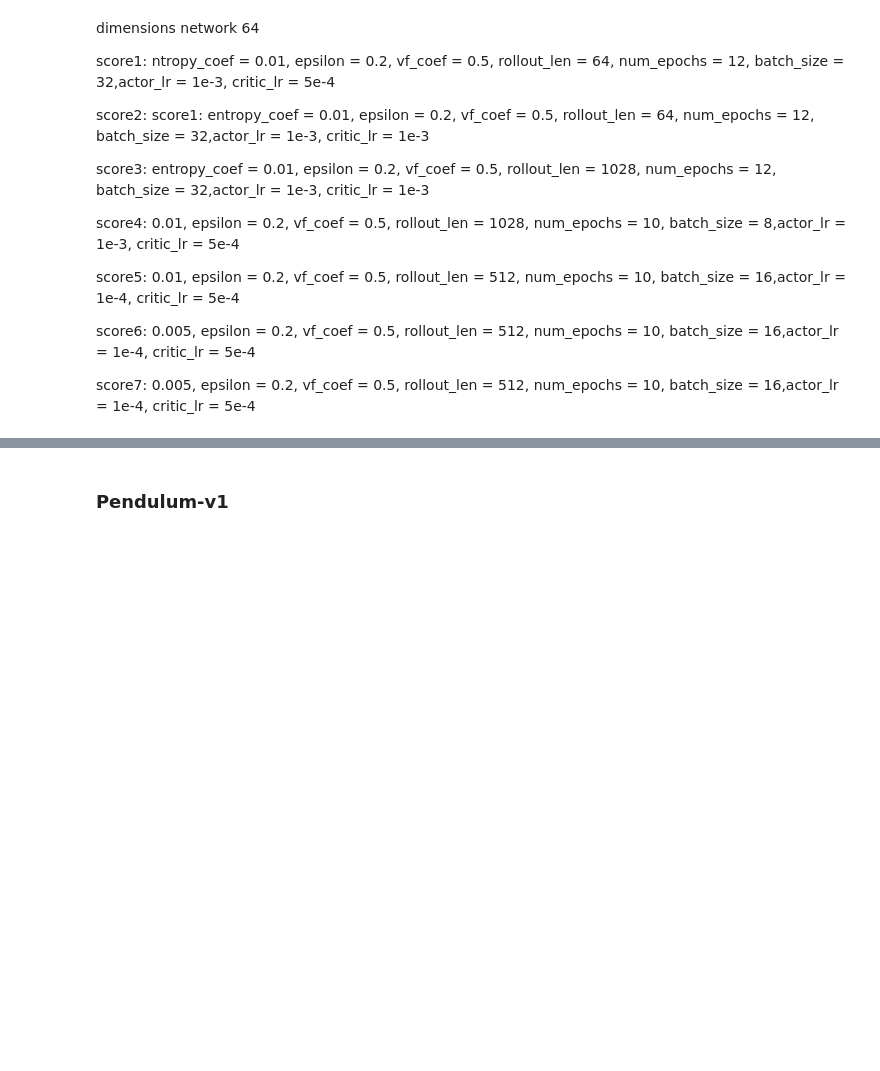
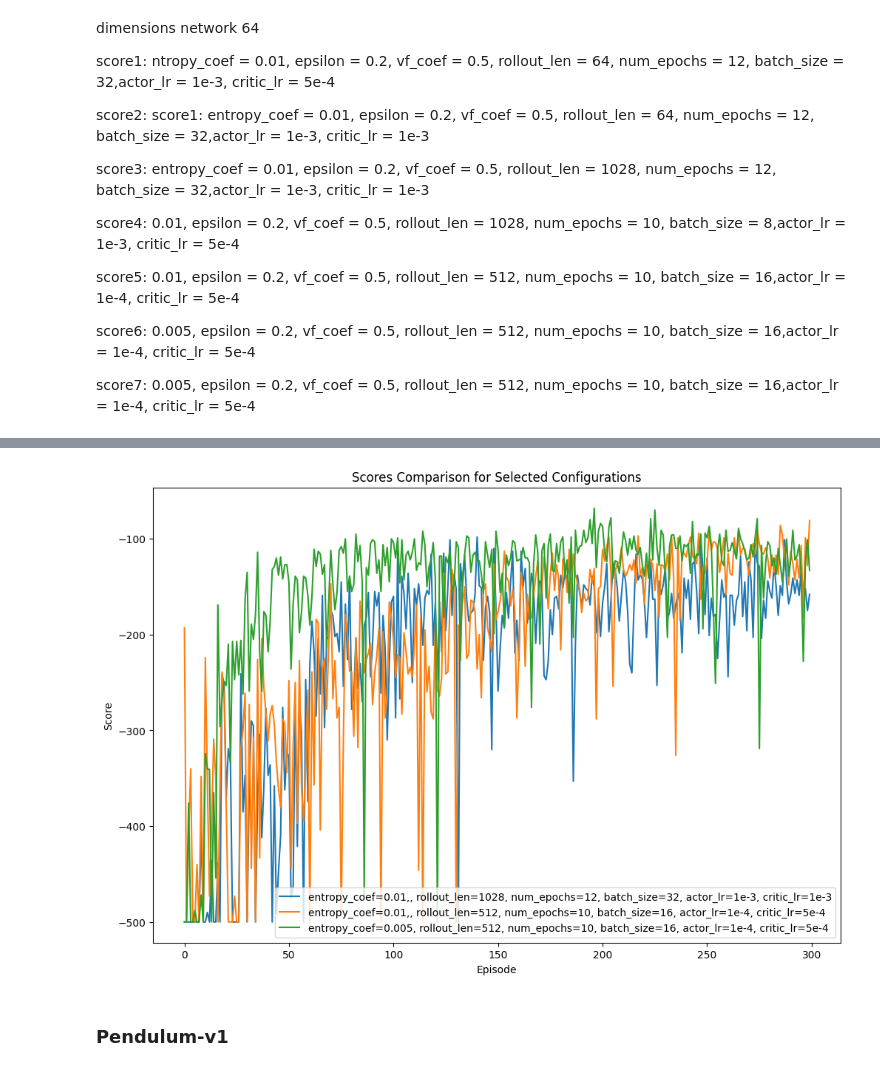
Before and after one commit to mischamez48/PRL_PPO-SAC_ImplPRL_PPO-SAC_Implementationementation, a Jupyter notebook: ppo.ipynb, the cells around one changed output, grey strips where cells are left out. Cells and saved outputs as stored; diff of their text form; code cells hidden in the pictures; blank space fills up the shorter version.

```diff
--- a/ppo.ipynb
+++ b/ppo.ipynb
@@ -239,3 +279,30 @@ agent.train()
+# %%
+import pandas as pd
+import matplotlib.pyplot as plt
+
+# Load the combined CSV file
+combined_scores = pd.read_csv('PPO\GRAPHE\AcrobotV1\Combined_Scores_Acrobot.csv')
+
+# Plot the 3rd, 5th, and 6th columns with labels
+plt.figure(figsize=(12, 8))
+
+selected_columns = ['Score3', 'Score5', 'Score6']
+selected_labels = [
+    "entropy_coef=0.01,, rollout_len=1028, num_epochs=12, batch_size=32, actor_lr=1e-3, critic_lr=1e-3",
+    "entropy_coef=0.01,, rollout_len=512, num_epochs=10, batch_size=16, actor_lr=1e-4, critic_lr=5e-4",
+    "entropy_coef=0.005, rollout_len=512, num_epochs=10, batch_size=16, actor_lr=1e-4, critic_lr=5e-4"
+]
+
+for column, label in zip(selected_columns, selected_labels):
+    plt.plot(combined_scores.index, combined_scores[column], label=label)
+
+plt.xlabel('Episode')
+plt.ylabel('Score')
+plt.title('Scores Comparison for Selected Configurations')
+plt.legend()
+plt.show()
+# %% [output]
+[figure, added]
 # %% [markdown]
 ### Pendulum-v1
 # %% [markdown]
```
Also changed, not shown: parts of 5 cells of this notebook, 8 other files.
